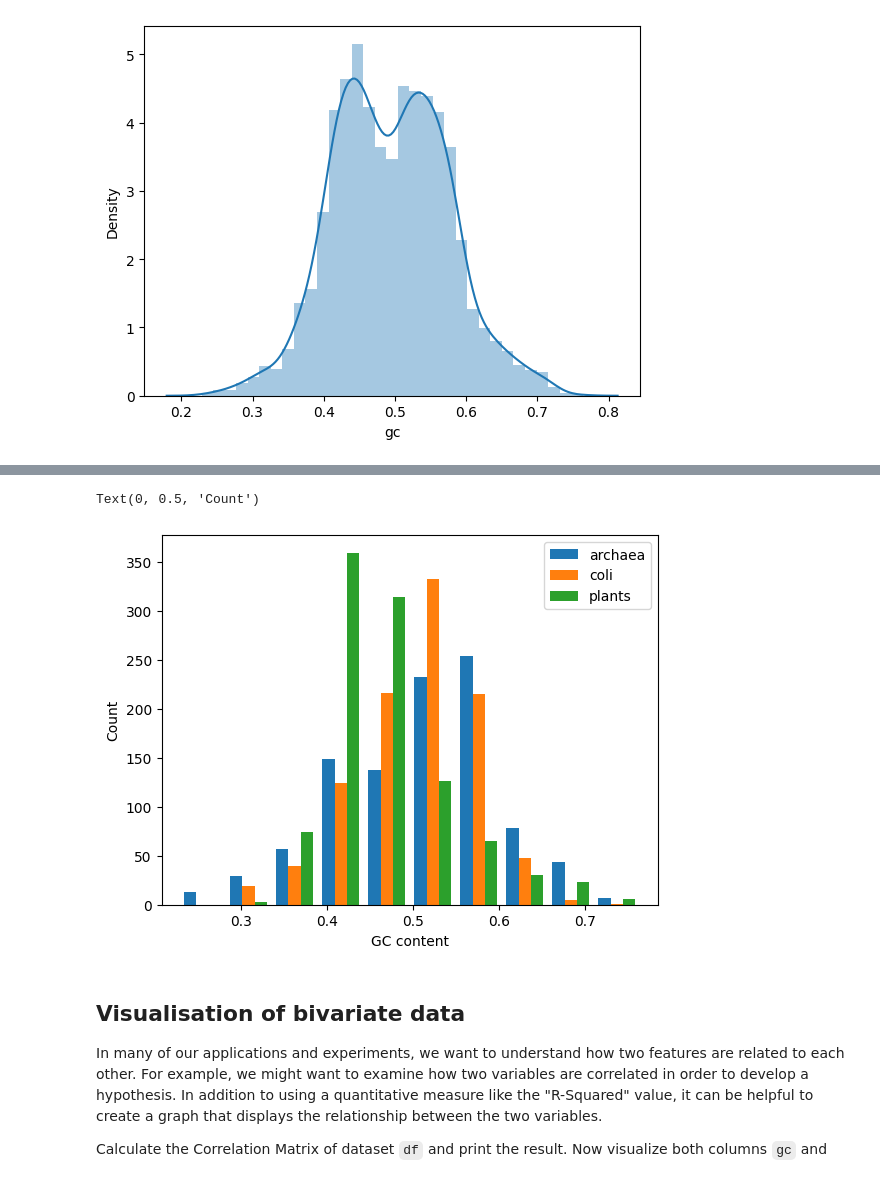
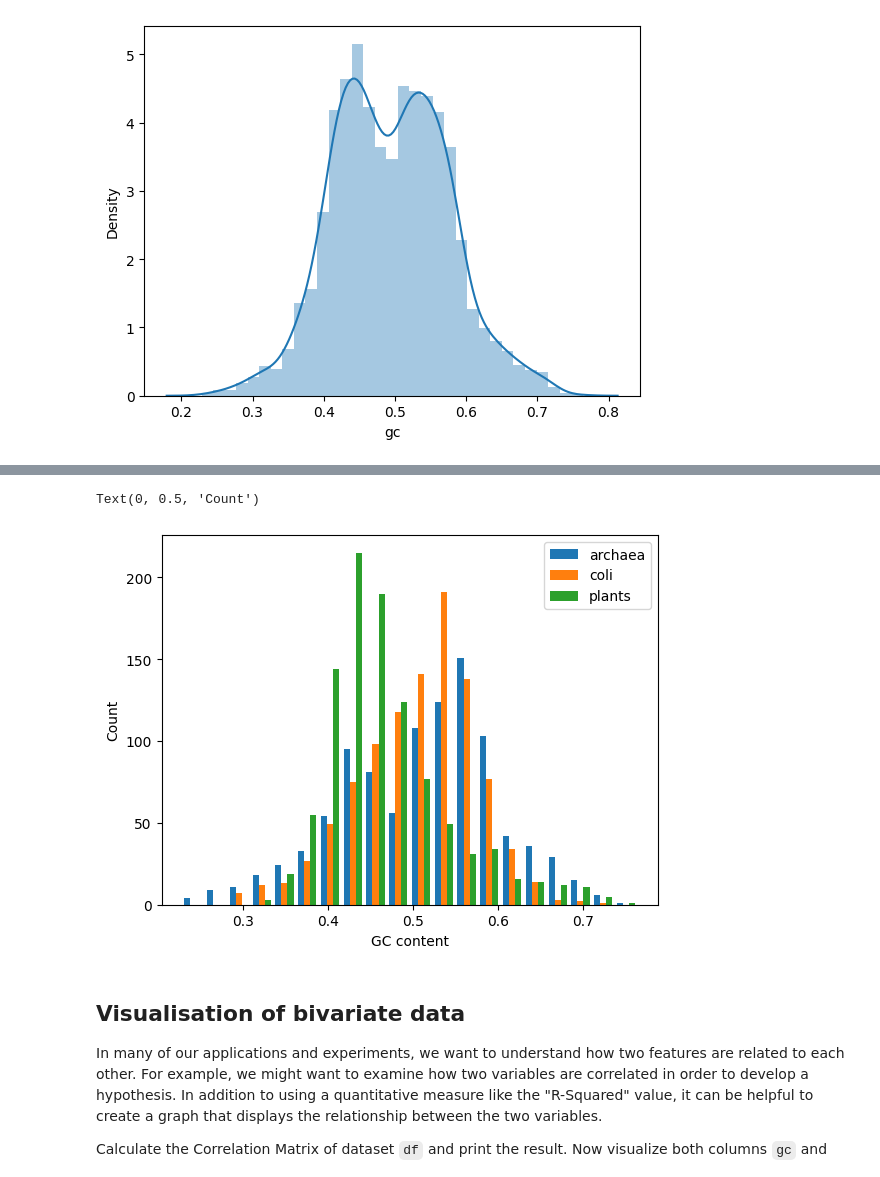
Before and after one commit to AnnaIPC/Python, a Jupyter notebook: exercises/Exercise004.ipynb, the cells around one changed output, grey strips where cells are left out. Cells and saved outputs as stored; diff of their text form; code cells hidden in the pictures.

```diff
--- a/exercises/Exercise004.ipynb
+++ b/exercises/Exercise004.ipynb
@@ -187,17 +179,17 @@ sns.histplot(
 # %%
 plt.hist(
     [df.loc[df['organism']=='archaea','gc'], # returns the lens column only for those rows where the mask is True
      df.loc[df['organism']=='coli','gc'],
      df.loc[df['organism']=='plants','gc']],
-    bins = 10, # Decreasess the width of the bars
+    bins = 20,
     alpha = 1 # How opaque the bars are
 )
 plt.legend(['archaea','coli', 'plants'])
 plt.xlabel('GC content')
 plt.ylabel('Count')
 # %% [output]
 Text(0, 0.5, 'Count')
-[figure, old version]
+[figure, new version]
 # %% [markdown]
 ## Visualisation of bivariate data
 
```
Also changed, not shown: parts of 13 cells of this notebook.
